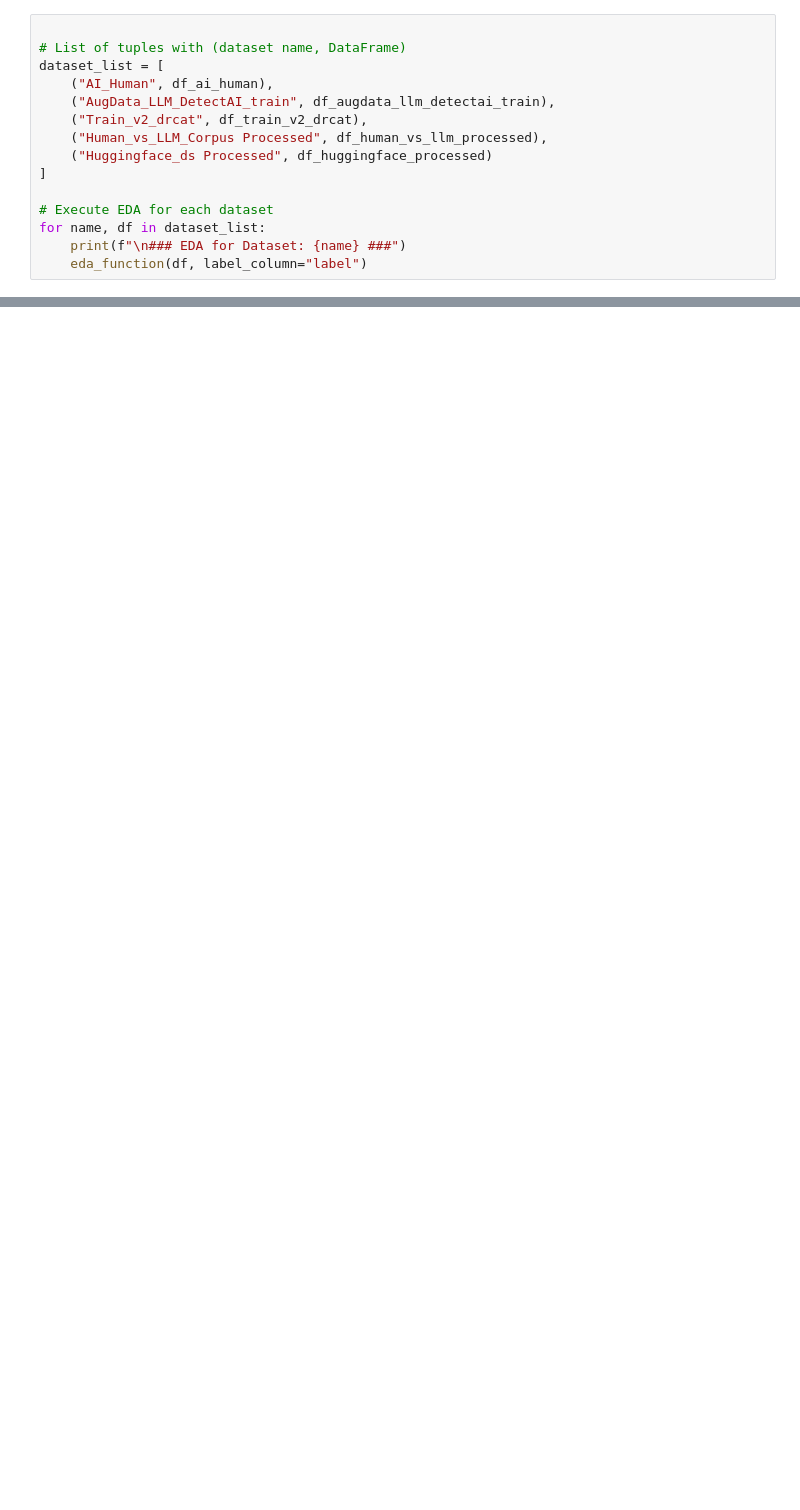
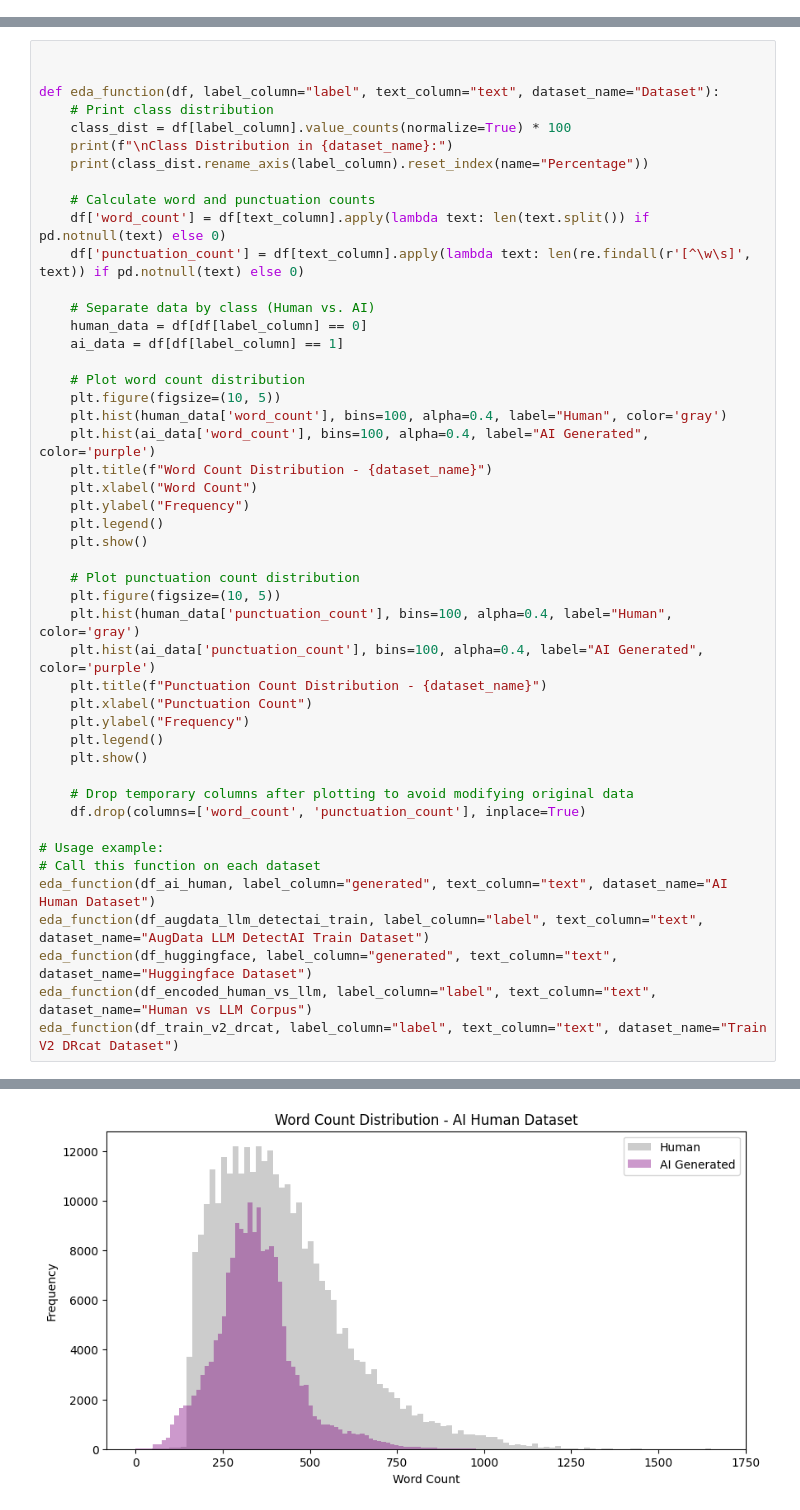
Before and after one commit to yukaberry/detect_ai_content, a Jupyter notebook: notebooks/lina_text_playground.ipynb, the cells around one changed output, grey strips where cells are left out. Cells and saved outputs as stored; diff of their text form; blank space fills up the shorter version.

Commit message:
class, count and puntuations distribution viz

```diff
--- a/notebooks/lina_text_playground.ipynb
+++ b/notebooks/lina_text_playground.ipynb
@@ -398,15 +90,0 @@ def eda_function(df, label_column="label"):
-# %%
-
-# List of tuples with (dataset name, DataFrame)
-dataset_list = [
-    ("AI_Human", df_ai_human),
-    ("AugData_LLM_DetectAI_train", df_augdata_llm_detectai_train),
-    ("Train_v2_drcat", df_train_v2_drcat),
-    ("Human_vs_LLM_Corpus Processed", df_human_vs_llm_processed),
-    ("Huggingface_ds Processed", df_huggingface_processed)
-]
-
-# Execute EDA for each dataset
-for name, df in dataset_list:
-    print(f"\n### EDA for Dataset: {name} ###")
-    eda_function(df, label_column="label")
@@ -473,0 +91,48 @@ Class Distribution:
+# %%
+
+
+def eda_function(df, label_column="label", text_column="text", dataset_name="Dataset"):
+    # Print class distribution
+    class_dist = df[label_column].value_counts(normalize=True) * 100
+    print(f"\nClass Distribution in {dataset_name}:")
+    print(class_dist.rename_axis(label_column).reset_index(name="Percentage"))
+
+    # Calculate word and punctuation counts
+    df['word_count'] = df[text_column].apply(lambda text: len(text.split()) if pd.notnull(text) else 0)
+    df['punctuation_count'] = df[text_column].apply(lambda text: len(re.findall(r'[^\w\s]', text)) if pd.notnull(text) else 0)
+
+    # Separate data by class (Human vs. AI)
+    human_data = df[df[label_column] == 0]
+    ai_data = df[df[label_column] == 1]
+
+    # Plot word count distribution
+    plt.figure(figsize=(10, 5))
+    plt.hist(human_data['word_count'], bins=100, alpha=0.4, label="Human", color='gray')
+    plt.hist(ai_data['word_count'], bins=100, alpha=0.4, label="AI Generated", color='purple')
+    plt.title(f"Word Count Distribution - {dataset_name}")
+    plt.xlabel("Word Count")
+    plt.ylabel("Frequency")
+    plt.legend()
+    plt.show()
+
+    # Plot punctuation count distribution
+    plt.figure(figsize=(10, 5))
+    plt.hist(human_data['punctuation_count'], bins=100, alpha=0.4, label="Human", color='gray')
+    plt.hist(ai_data['punctuation_count'], bins=100, alpha=0.4, label="AI Generated", color='purple')
+    plt.title(f"Punctuation Count Distribution - {dataset_name}")
+    plt.xlabel("Punctuation Count")
+    plt.ylabel("Frequency")
+    plt.legend()
+    plt.show()
+
+    # Drop temporary columns after plotting to avoid modifying original data
+    df.drop(columns=['word_count', 'punctuation_count'], inplace=True)
+
+# Usage example:
+# Call this function on each dataset
+eda_function(df_ai_human, label_column="generated", text_column="text", dataset_name="AI Human Dataset")
+eda_function(df_augdata_llm_detectai_train, label_column="label", text_column="text", dataset_name="AugData LLM DetectAI Train Dataset")
+eda_function(df_huggingface, label_column="generated", text_column="text", dataset_name="Huggingface Dataset")
+eda_function(df_encoded_human_vs_llm, label_column="label", text_column="text", dataset_name="Human vs LLM Corpus")
+eda_function(df_train_v2_drcat, label_column="label", text_column="text", dataset_name="Train V2 DRcat Dataset")
+# %% [output]
@@ -473,0 +143 @@ Class Distribution:
+[figure, added]
```
Also changed, not shown: parts of 24 cells of this notebook, 1 other file.
